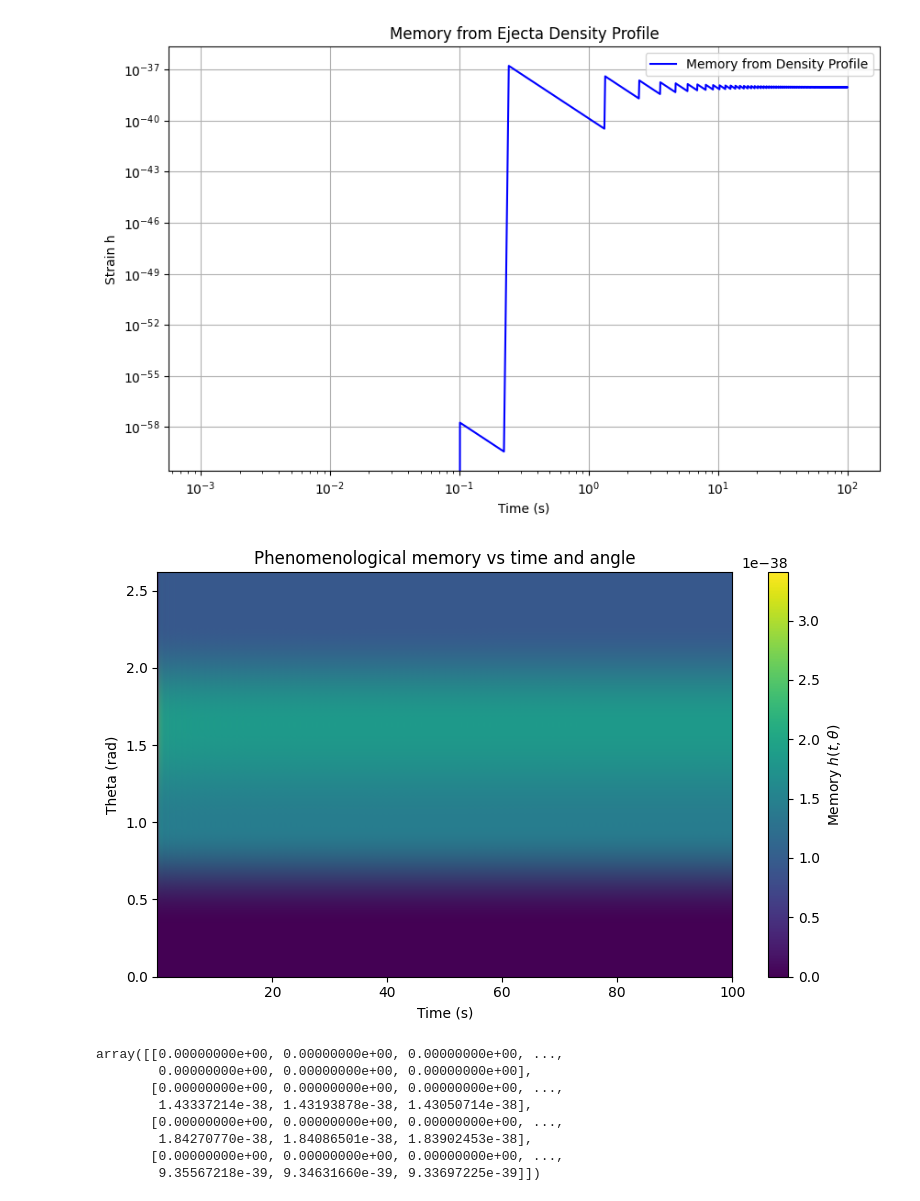
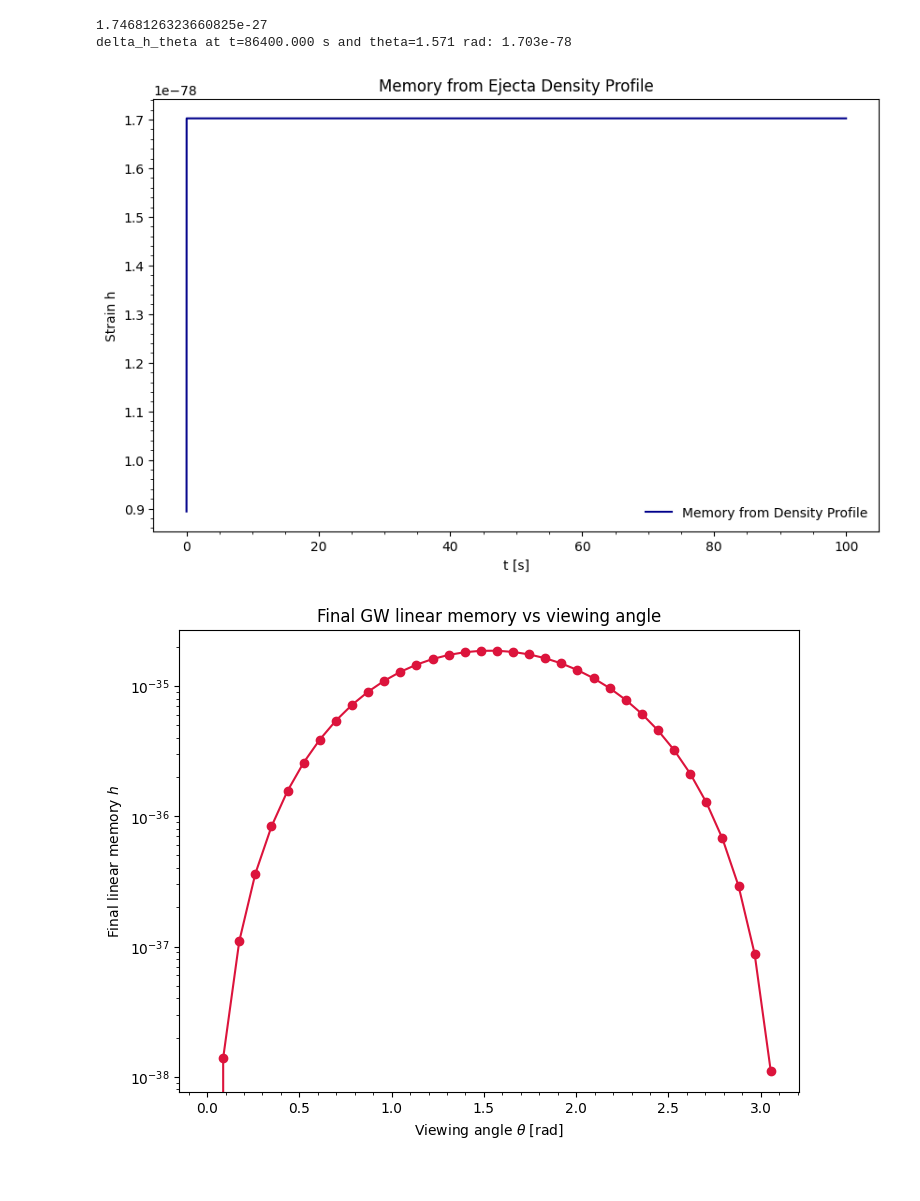
Before and after one commit to ThomasBastro/Memory_effect, a Jupyter notebook: ejecta_density_models/memory_modeled_ejecta.ipynb, the cells around one changed output. Cells and saved outputs as stored; diff of their text form; code cells hidden in the pictures.

Commit message:
Correction ejecta models

```diff
--- a/ejecta_density_models/memory_modeled_ejecta.ipynb
+++ b/ejecta_density_models/memory_modeled_ejecta.ipynb
@@ -6,43 +6,38 @@ importlib.reload(u_em)
 import numpy as np
 import matplotlib.pyplot as plt
 # %%
-t = np.linspace(1e-3, 1e2, 5000)  # Time array in s
-theta = np.deg2rad(30)  # Viewing angle in radians
-M_ej = 0.05  # Ejecta mass in solar masses
+t = 86400 # 1 day in seconds
+theta = np.deg2rad(90)  # Viewing angle in radians
+
 v_pm_min=0.025
 v_pm_max=0.15
 v_d_min=0.15
 v_max=0.9
 
-h = u_em.compute_memory_from_density_profile(
+t_arr, h = u_em.compute_memory_from_density_profile(
     u_em.rho_profile_model1,
-    t, theta, M_ej, v_pm_min, v_pm_max, v_d_min, v_max
+    t,
+    theta,
+    v_pm_min, v_pm_max, v_d_min, v_max
 )
 plt.figure(figsize=(10, 6))
-plt.plot(t, h, label='Memory from Density Profile', color='blue')
-plt.xscale('log')
-plt.yscale('log')
-plt.xlabel('Time (s)')
+plt.plot(t_arr, h, label='Memory from Density Profile', color='darkblue')
+
+plt.xlabel('t [s]')
 plt.ylabel('Strain h')
 plt.title('Memory from Ejecta Density Profile')
-plt.grid()
-plt.legend()
+plt.minorticks_on()
+plt.legend(loc='lower right', frameon=False)
 plt.show()
 # %% [output]
+1.7468126323660825e-27
+delta_h_theta at t=86400.000 s and theta=1.571 rad: 1.703e-78
-[figure, old version]
+[figure, new version]
 # %%
-theta_arr = np.deg2rad([theta for theta in range(0, 180, 50)])  # Viewing angles from 0 to 90 degrees
+theta_arr = np.deg2rad([theta for theta in range(0, 180, 5)])  # Viewing angles from 0 to 90 degrees
 u_em.plot_memory_vs_theta(
     u_em.rho_profile_model1,
-    t, theta_arr, M_ej, v_pm_min, v_pm_max, v_d_min, v_max
+    t, theta_arr, v_pm_min, v_pm_max, v_d_min, v_max
 )
 # %% [output]
-[figure, old version]
+[figure, new version]
-array([[0.00000000e+00, 0.00000000e+00, 0.00000000e+00, ...,
-        0.00000000e+00, 0.00000000e+00, 0.00000000e+00],
-       [0.00000000e+00, 0.00000000e+00, 0.00000000e+00, ...,
-        1.43337214e-38, 1.43193878e-38, 1.43050714e-38],
-       [0.00000000e+00, 0.00000000e+00, 0.00000000e+00, ...,
-        1.84270770e-38, 1.84086501e-38, 1.83902453e-38],
-       [0.00000000e+00, 0.00000000e+00, 0.00000000e+00, ...,
-        9.35567218e-39, 9.34631660e-39, 9.33697225e-39]])
```
Also changed, not shown: 3 other files.
